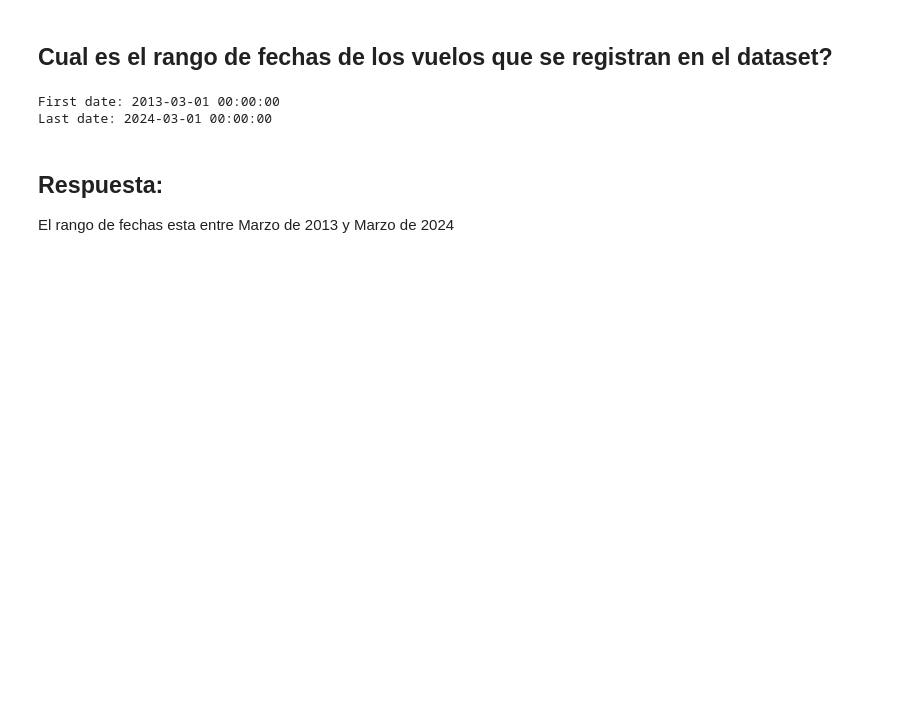
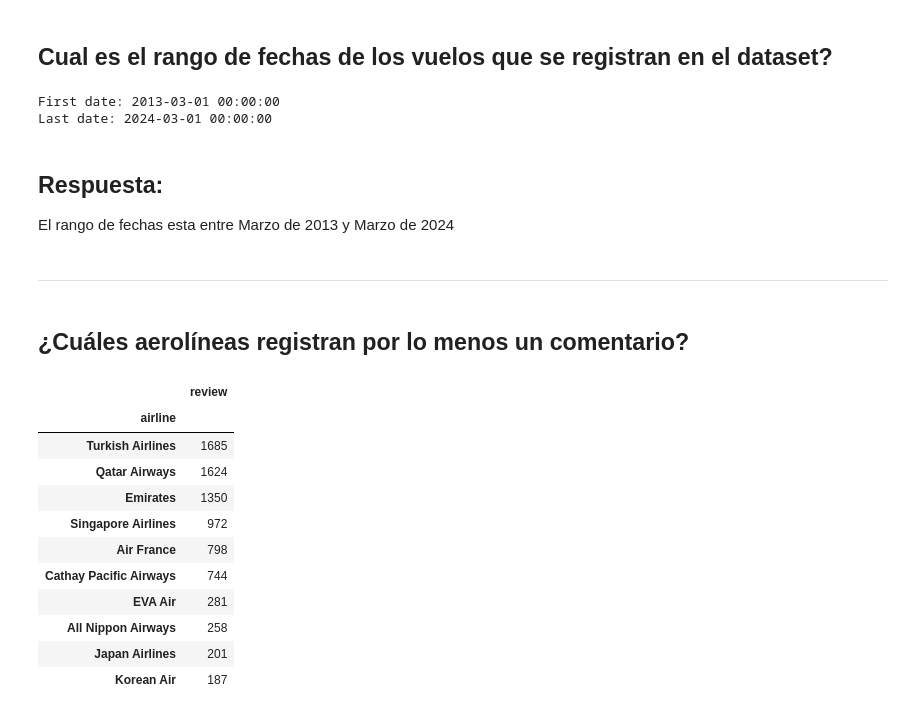
Before and after one commit to Jevillalbav/parcial_final_poo, a Jupyter notebook: exercise_2.ipynb, the cells around one changed output. Drawn from its saved outputs; the diff is of its cells as text; code cells hidden in the pictures; blank space fills up the shorter version.

```diff
--- a/exercise_2.ipynb
+++ b/exercise_2.ipynb
@@ -166,3 +168,22 @@ Last date: 2024-03-01 00:00:00
 ## Respuesta:
 
 El rango de fechas esta entre Marzo de 2013 y Marzo de 2024
+# %% [markdown]
+----------------
+# %% [markdown]
+## ¿Cuáles aerolíneas registran por lo menos un comentario?
+# %%
+df.groupby('airline').size().sort_values(ascending=False).to_frame().rename(columns={0: 'review'})
+# %% [output]
+|  | review |
+| airline |  |
+| Turkish Airlines | 1685 |
+| Qatar Airways | 1624 |
+| Emirates | 1350 |
+| Singapore Airlines | 972 |
+| Air France | 798 |
+| Cathay Pacific Airways | 744 |
+| EVA Air | 281 |
+| All Nippon Airways | 258 |
+| Japan Airlines | 201 |
+| Korean Air | 187 |
```
Also changed, not shown: parts of 7 cells of this notebook.
